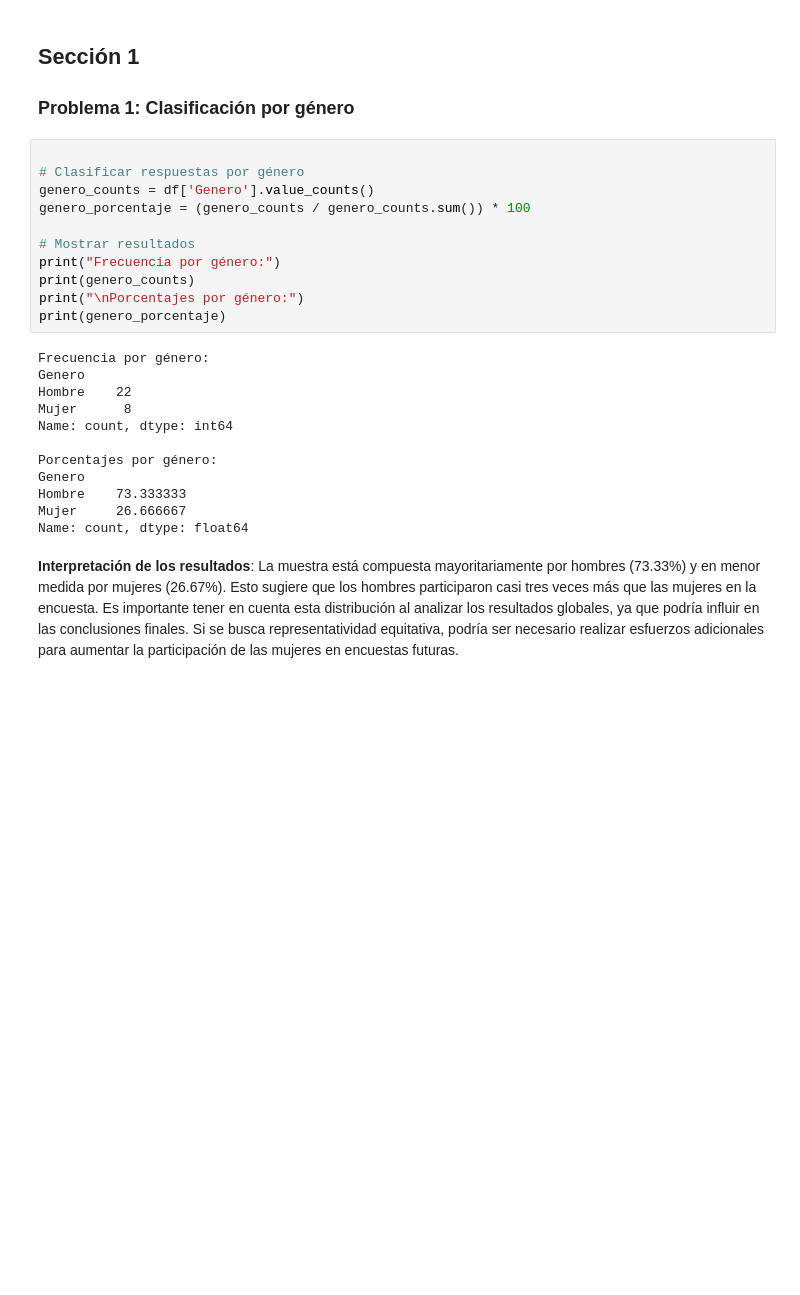
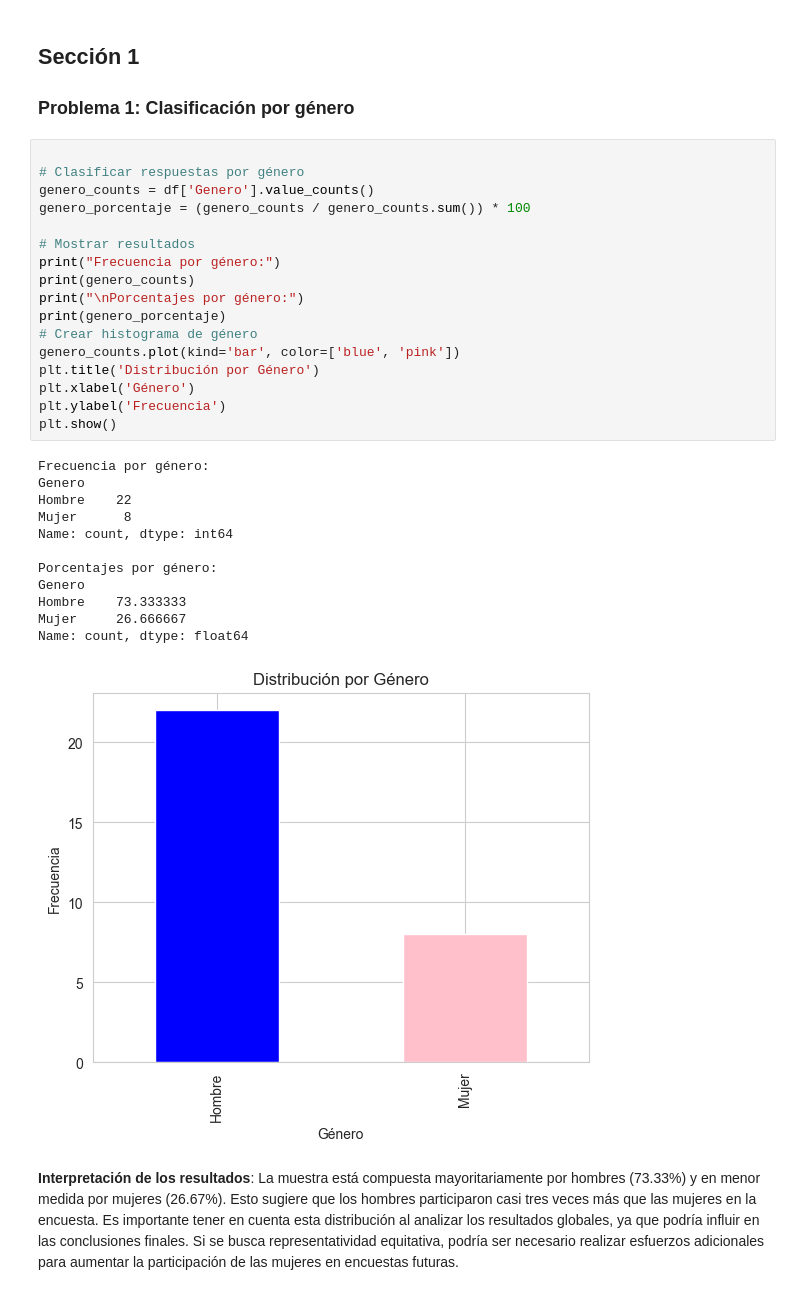
Before and after one commit to IrvinngB/Examen-Estadistica, a Jupyter notebook: Estadistica.ipynb, the cells around one changed output. Cells and saved outputs as stored; diff of their text form; blank space fills up the shorter version.

```diff
--- a/Estadistica.ipynb
+++ b/Estadistica.ipynb
@@ -21,26 +21,33 @@ df = pd.read_excel(file_path, sheet_name=sheet_name)
 # %%
 
 # Clasificar respuestas por género
 genero_counts = df['Genero'].value_counts()
 genero_porcentaje = (genero_counts / genero_counts.sum()) * 100
 
 # Mostrar resultados
 print("Frecuencia por género:")
 print(genero_counts)
 print("\nPorcentajes por género:")
 print(genero_porcentaje)
+# Crear histograma de género
+genero_counts.plot(kind='bar', color=['blue', 'pink'])
+plt.title('Distribución por Género')
+plt.xlabel('Género')
+plt.ylabel('Frecuencia')
+plt.show()
 # %% [output]
 Frecuencia por género:
 Genero
 Hombre    22
 Mujer      8
 Name: count, dtype: int64
 
 Porcentajes por género:
 Genero
 Hombre    73.333333
 Mujer     26.666667
 Name: count, dtype: float64
+[figure, added]
 # %% [markdown]
 **Interpretación de los resultados**: La muestra está compuesta mayoritariamente por hombres (73.33%) y en menor medida por mujeres (26.67%). Esto sugiere que los hombres participaron casi tres veces más que las mujeres en la encuesta. Es importante tener en cuenta esta distribución al analizar los resultados globales, ya que podría influir en las conclusiones finales. Si se busca representatividad equitativa, podría ser necesario realizar esfuerzos adicionales para aumentar la participación de las mujeres en encuestas futuras.
 # %% [markdown]
```
Also changed, not shown: parts of 1 cell of this notebook, 5 other files.
